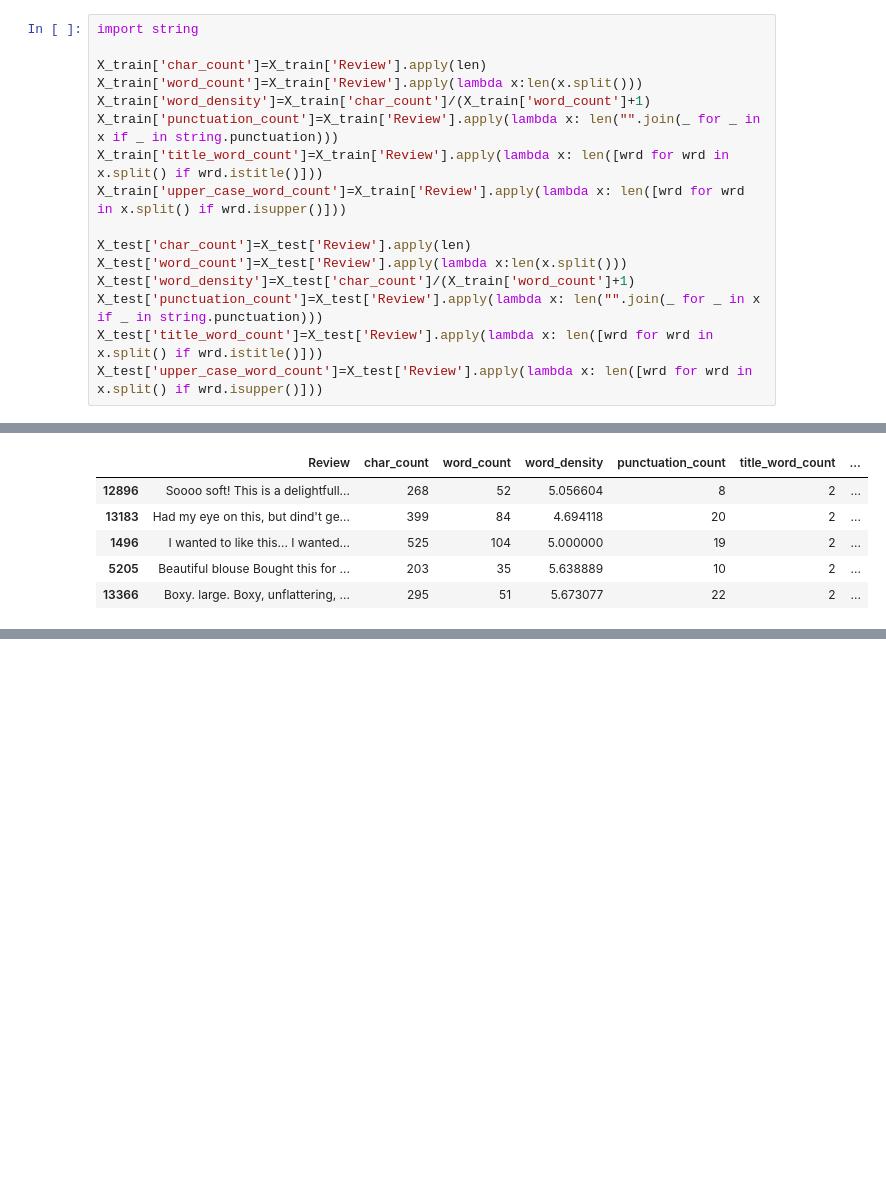
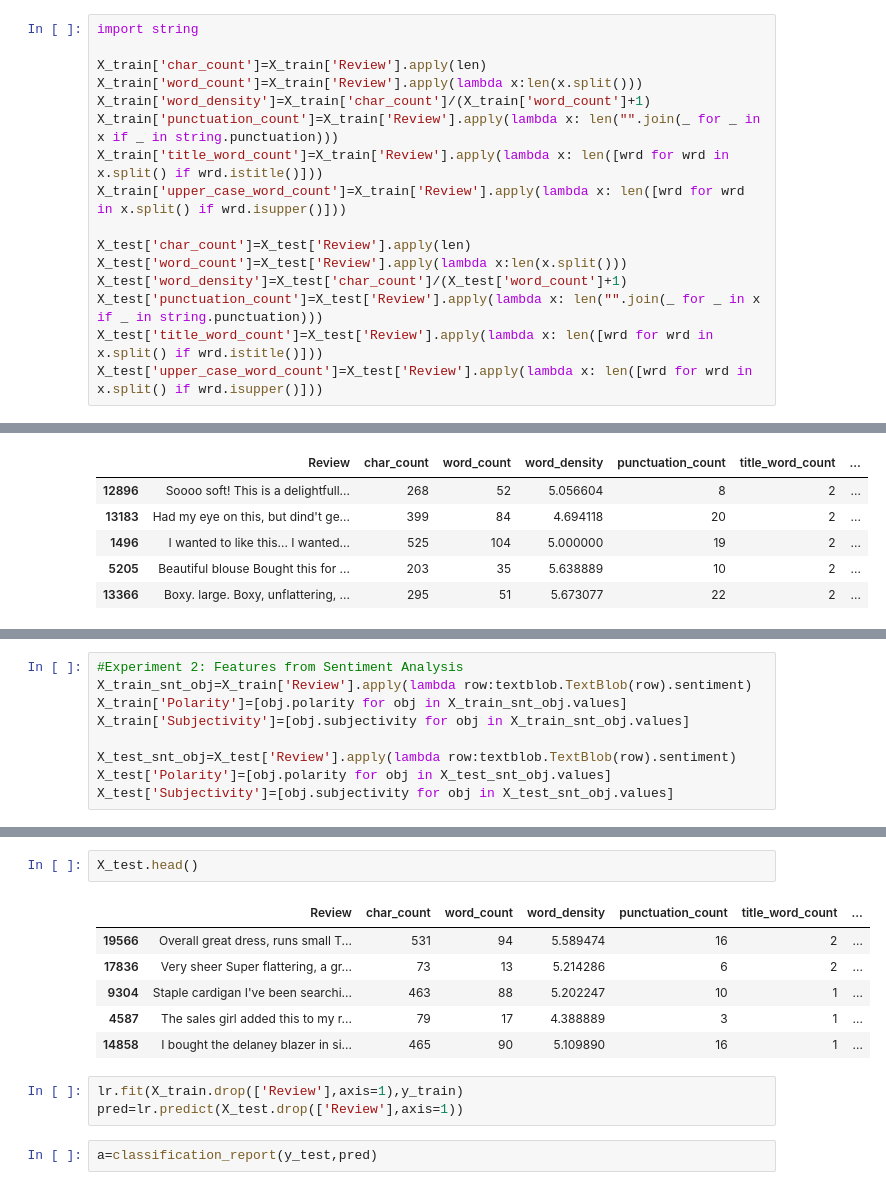
Before and after one commit to Aazeeb/SG, a Jupyter notebook: 15 Jun NLP Project.ipynb, the cells around one changed output, grey strips where cells are left out. Drawn from its saved outputs; the diff is of its cells as text; blank space fills up the shorter version.

```diff
--- a/15 Jun NLP Project.ipynb
+++ b/15 Jun NLP Project.ipynb
@@ -105,7 +105,7 @@ X_train['upper_case_word_count']=X_train['Review'].apply(lambda x: len([wrd for
 
 X_test['char_count']=X_test['Review'].apply(len)
 X_test['word_count']=X_test['Review'].apply(lambda x:len(x.split()))
-X_test['word_density']=X_test['char_count']/(X_train['word_count']+1)
+X_test['word_density']=X_test['char_count']/(X_test['word_count']+1)
 X_test['punctuation_count']=X_test['Review'].apply(lambda x: len("".join(_ for _ in x if _ in string.punctuation)))
 X_test['title_word_count']=X_test['Review'].apply(lambda x: len([wrd for wrd in x.split() if wrd.istitle()]))
 X_test['upper_case_word_count']=X_test['Review'].apply(lambda x: len([wrd for wrd in x.split() if wrd.isupper()]))
@@ -120,0 +165,9 @@ X_train.head()
+# %%
+#Experiment 2: Features from Sentiment Analysis
+X_train_snt_obj=X_train['Review'].apply(lambda row:textblob.TextBlob(row).sentiment)
+X_train['Polarity']=[obj.polarity for obj in X_train_snt_obj.values]
+X_train['Subjectivity']=[obj.subjectivity for obj in X_train_snt_obj.values]
+
+X_test_snt_obj=X_test['Review'].apply(lambda row:textblob.TextBlob(row).sentiment)
+X_test['Polarity']=[obj.polarity for obj in X_test_snt_obj.values]
+X_test['Subjectivity']=[obj.subjectivity for obj in X_test_snt_obj.values]
@@ -120,0 +192,14 @@ X_train.head()
+# %%
+X_test.head()
+# %% [output]
+|  | Review | char_count | word_count | word_density | punctuation_count | title_word_count | ... |
+| 19566 | Overall great dress, runs small T... | 531 | 94 | 5.589474 | 16 | 2 | ... |
+| 17836 | Very sheer Super flattering, a gr... | 73 | 13 | 5.214286 | 6 | 2 | ... |
+| 9304 | Staple cardigan I've been searchi... | 463 | 88 | 5.202247 | 10 | 1 | ... |
+| 4587 | The sales girl added this to my r... | 79 | 17 | 4.388889 | 3 | 1 | ... |
+| 14858 | I bought the delaney blazer in si... | 465 | 90 | 5.109890 | 16 | 1 | ... |
+# %%
+lr.fit(X_train.drop(['Review'],axis=1),y_train)
+pred=lr.predict(X_test.drop(['Review'],axis=1))
+# %%
+a=classification_report(y_test,pred)
```
Also changed, not shown: parts of 20 cells of this notebook.
